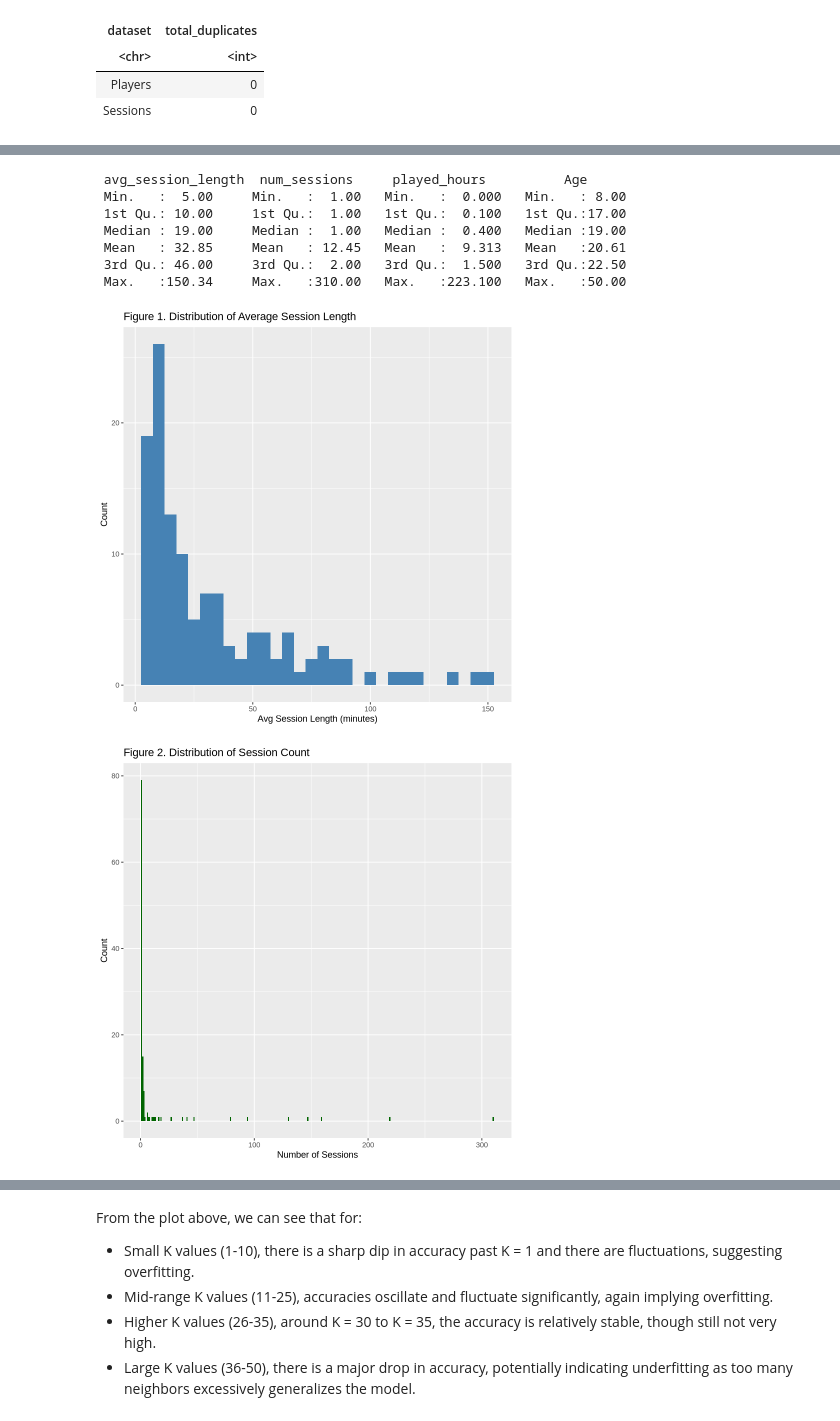
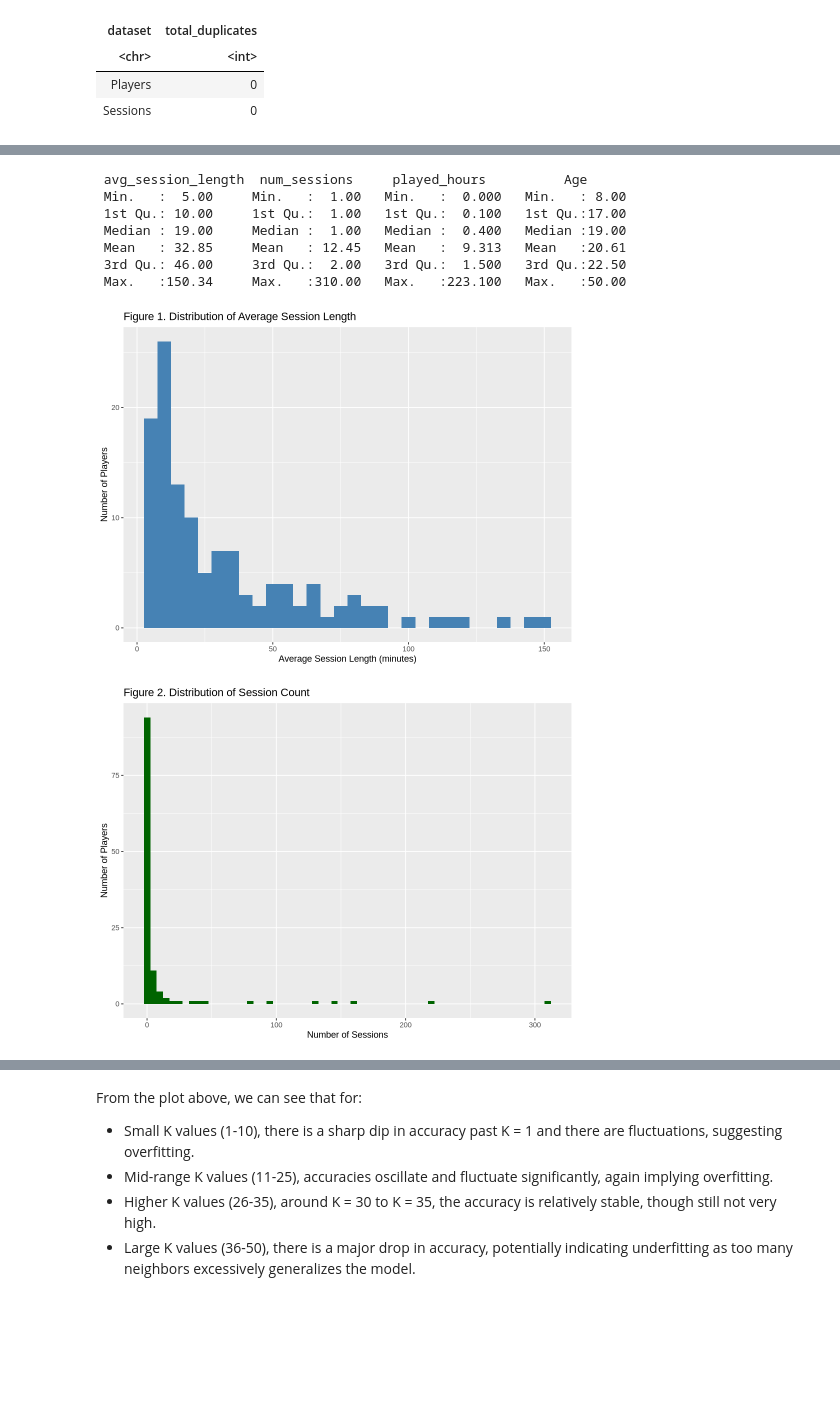
Before and after one commit to ryanraen/dsci-100-term-project, a Jupyter notebook: DSCI Final Project Report.ipynb, the cells around one changed output, grey strips where cells are left out. Drawn from its saved outputs; the diff is of its cells as text; code cells hidden in the pictures; blank space fills up the shorter version.

```diff
--- a/DSCI Final Project Report.ipynb
+++ b/DSCI Final Project Report.ipynb
@@ -318,9 +333,8 @@ A tibble: 125 × 3
 # %%
-# Merge session data with player data
-merged_data <- inner_join(players_clean, session_summary, by = "hashedEmail")
-
-# Remove any remaining missing values
-merged_data <- drop_na(merged_data)
+merged_data <- players_clean |>
+  inner_join(session_summary, by = "hashedEmail") |> # Merge session behavior with player info
+  drop_na() |>                                       # Remove any rows with missing values
+  mutate(subscribe = as.factor(subscribe))           # Convert subscription to factor for classification
 
 head(merged_data)
 # %% [output]
@@ -336,28 +360,46 @@ A data.frame: 6 × 9
 # %%
+# Set plot size
+options(repr.plot.width = 8, repr.plot.height = 6)
+
 # Summary statistics
 summary(merged_data[c("avg_session_length", "num_sessions", "played_hours", "Age")])
 
 # Histogram of average session length
 ggplot(merged_data, aes(x = avg_session_length)) +
   geom_histogram(binwidth = 5, fill = "steelblue") +
-  labs(title = "Figure 1. Distribution of Average Session Length", x = "Avg Session Length (minutes)", y = "Count")
+  labs(
+    title = "Figure 1. Distribution of Average Session Length",
+    x = "Average Session Length (minutes)",
+    y = "Number of Players",
+    fill = "Session Length")
 
 # Histogram of number of sessions
 ggplot(merged_data, aes(x = num_sessions)) +
-  geom_histogram(binwidth = 1, fill = "darkgreen") +
-  labs(title = "Figure 2. Distribution of Session Count", x = "Number of Sessions", y = "Count")
+  geom_histogram(binwidth = 5, fill = "darkgreen") +
+  labs(
+    title = "Figure 2. Distribution of Session Count",
+    x = "Number of Sessions",
+    y = "Number of Players",
+    fill = "Session Count")
 
-# Scatterplot: avg session length vs. num sessions by subscription
+# Scatterplot: avg session length vs. number of sessions by subscription
 ggplot(merged_data, aes(x = avg_session_length, y = num_sessions, color = subscribe)) +
   geom_point(alpha = 0.7) +
-  labs(title = "Figure 3. Session Behavior by Subscription", x = "Avg Session Length", y = "Number of Sessions")
+  labs(
+    title = "Figure 3. Session Behavior by Subscription Status",
+    x = "Average Session Length (minutes)",
+    y = "Number of Sessions",
+    color = "Subscribed"
+  ) +
+  theme(legend.position = "right") +
+  guides(color = guide_legend(title = "Newsletter Subscription"))
 # %% [output]
  avg_session_length  num_sessions     played_hours          Age
  Min.   :  5.00     Min.   :  1.00   Min.   :  0.000   Min.   : 8.00
  1st Qu.: 10.00     1st Qu.:  1.00   1st Qu.:  0.100   1st Qu.:17.00
  Median : 19.00     Median :  1.00   Median :  0.400   Median :19.00
  Mean   : 32.85     Mean   : 12.45   Mean   :  9.313   Mean   :20.61
  3rd Qu.: 46.00     3rd Qu.:  2.00   3rd Qu.:  1.500   3rd Qu.:22.50
  Max.   :150.34     Max.   :310.00   Max.   :223.100   Max.   :50.00
-[figure, old version]
+[figure, new version]
-[figure, old version]
+[figure, new version]
```
Also changed, not shown: parts of 9 cells of this notebook.
